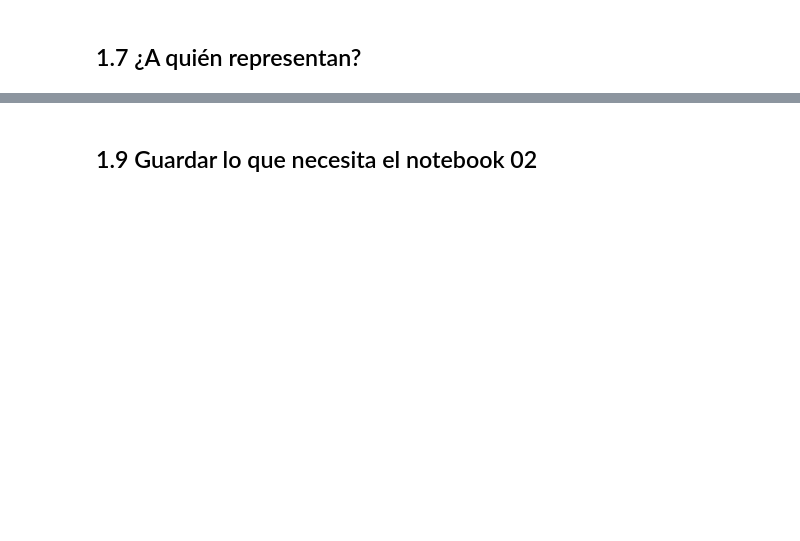
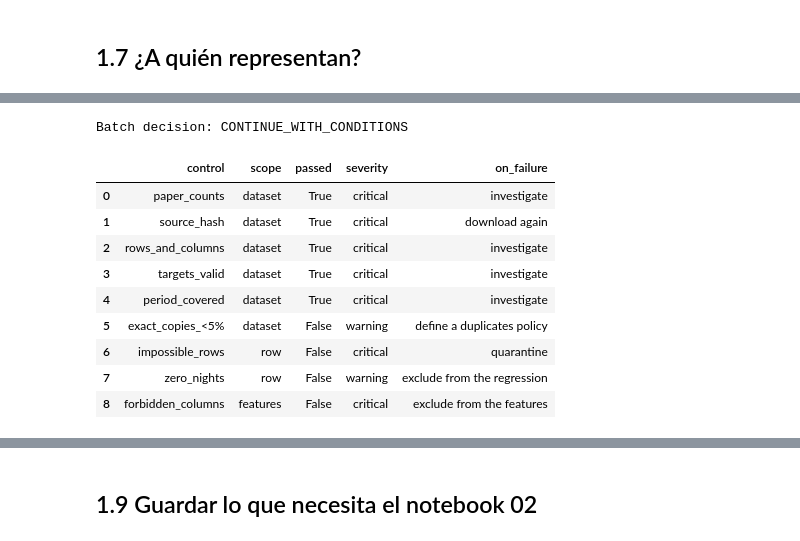
Before and after one commit to klorenzoe/hotel-booking-ML-project, a Jupyter notebook: hotel_booking_ml.ipynb, the cells around one changed output, grey strips where cells are left out. Drawn from its saved outputs; the diff is of its cells as text; code cells hidden in the pictures; blank space fills up the shorter version.

Commit message:
feat: data quality

```diff
--- a/hotel_booking_ml.ipynb
+++ b/hotel_booking_ml.ipynb
@@ -346,0 +419,15 @@ pd.DataFrame({
+# %%
+ADR_MAX: int = 1_000  # domain limit (the 2nd highest adr is 510)
+guests = df["adults"] + df["children"].fillna(0) + df["babies"]
+
+quality = pd.DataFrame([
+    ("completeness", "adr present (%)",                pct(df["adr"].notna())),
+    ("completeness", "country present (%)",            pct(raw["country"] != "NULL")),
+    ("validity",     "is_canceled in {0, 1} (%)",      pct(df["is_canceled"].isin([0, 1]))),
+    ("validity",     "arrival 2015-07 to 2017-08 (%)", pct(df["arrival_date"].between("2015-07-01", "2017-08-31"))),
+    ("validity",     "rows with adr < 0",              int((df["adr"] < 0).sum())),
+    ("validity",     f"rows with adr > {ADR_MAX}",     int((df["adr"] > ADR_MAX).sum())),
+    ("validity",     "rows without guests",            int((guests == 0).sum())),
+    ("validity",     "rows with 0 nights",             int((df["total_nights"] == 0).sum())),
+], columns=["dimension", "metric", "value"])
+quality
@@ -350,0 +492,41 @@ pd.DataFrame({
+# %%
+q = quality.set_index("metric")["value"]
+impossible = (df["adr"] < 0) | (df["adr"] > ADR_MAX) | (guests == 0)
+
+targets_valid_ok = q["is_canceled in {0, 1} (%)"] == 100 and q["adr present (%)"] == 100
+period_covered_ok = q["arrival 2015-07 to 2017-08 (%)"] == 100
+exact_copies_less_than_5_pct_ok = pct(dup_extra) < 5
+zero_nights_ok = q["rows with 0 nights"] == 0
+
+scorecard = pd.DataFrame([
+    # control,           scope,      passed,                                              severity,   on failure
+    ("paper_counts",      "dataset",  paper_counts_ok,                 "critical", "investigate"),
+    ("source_hash",       "dataset",  hash_match_ok,                   "critical", "download again"),
+    ("rows_and_columns",  "dataset",  rows_cols_match_ok,              "critical", "investigate"),
+    ("targets_valid",     "dataset",  targets_valid_ok,                "critical", "investigate"),
+    ("period_covered",    "dataset",  period_covered_ok,               "critical", "investigate"),
+    ("exact_copies_<5%",  "dataset",  exact_copies_less_than_5_pct_ok, "warning",  "define a duplicates policy"),  # 5 %: see note below
+    ("impossible_rows",   "row",      not impossible.any(),            "critical", "quarantine"),
+    ("zero_nights",       "row",      zero_nights_ok,                  "warning",  "exclude from the regression"),
+    ("forbidden_columns", "features", len(FORBIDDEN) == 0,             "critical", "exclude from the features"),
+], columns=["control", "scope", "passed", "severity", "on_failure"])
+scorecard["passed"] = scorecard["passed"].astype(bool)
+
+blocking = scorecard.query("not passed and severity == 'critical' and scope == 'dataset'")
+batch_decision: str = "QUARANTINE" if len(blocking) else ("PUBLISH" if scorecard["passed"].all() else "CONTINUE_WITH_CONDITIONS")
+
+print("Batch decision:", batch_decision)
+
+scorecard
+# %% [output]
+Batch decision: CONTINUE_WITH_CONDITIONS
+|  | control | scope | passed | severity | on_failure |
+| 0 | paper_counts | dataset | True | critical | investigate |
+| 1 | source_hash | dataset | True | critical | download again |
+| 2 | rows_and_columns | dataset | True | critical | investigate |
+| 3 | targets_valid | dataset | True | critical | investigate |
+| 4 | period_covered | dataset | True | critical | investigate |
+| 5 | exact_copies_<5% | dataset | False | warning | define a duplicates policy |
+| 6 | impossible_rows | row | False | critical | quarantine |
+| 7 | zero_nights | row | False | warning | exclude from the regression |
+| 8 | forbidden_columns | features | False | critical | exclude from the features |
```
Also changed, not shown: parts of 36 cells of this notebook.
